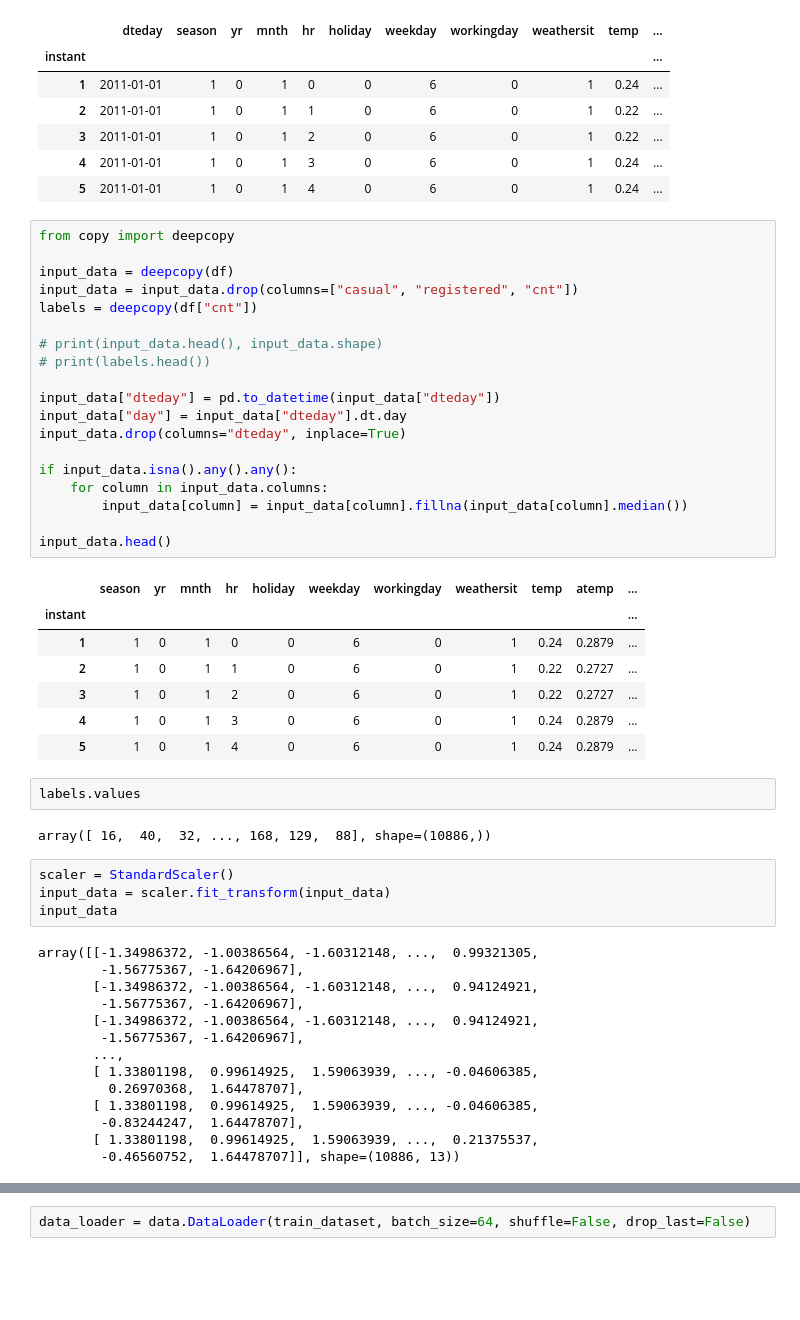
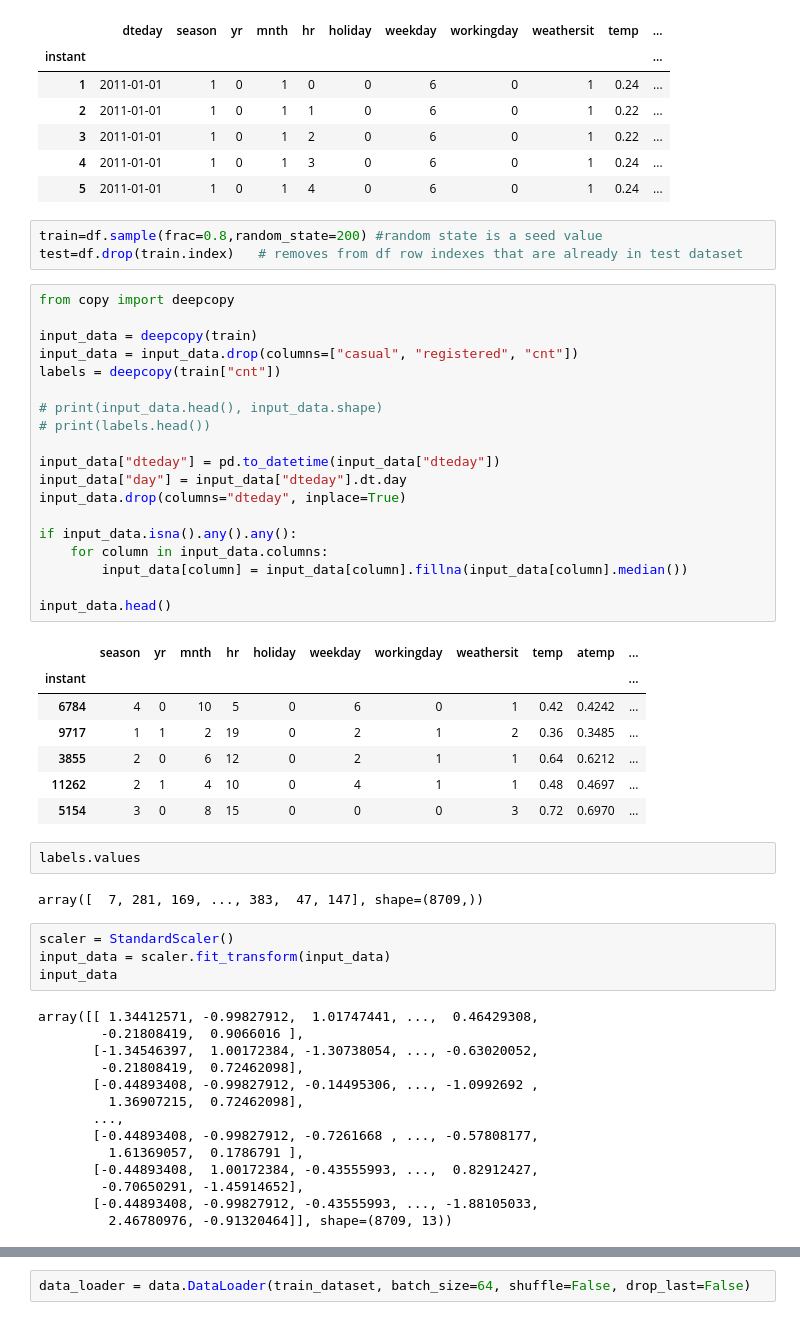
Before and after one commit to Kwasus33/Neural-Network-Concepts, a Jupyter notebook: notebooks/mini_project_1/solution_regressor.ipynb, the cells around one changed output, grey strips where cells are left out. Saved outputs shown, nothing was run; the diff lists cells and outputs as text; blank space fills up the shorter version.

```diff
--- a/notebooks/mini_project_1/solution_regressor.ipynb
+++ b/notebooks/mini_project_1/solution_regressor.ipynb
@@ -21,55 +21,58 @@ df.head()
 | 3 | 2011-01-01 | 1 | 0 | 1 | 2 | 0 | 6 | 0 | 1 | 0.22 | ... |
 | 4 | 2011-01-01 | 1 | 0 | 1 | 3 | 0 | 6 | 0 | 1 | 0.24 | ... |
 | 5 | 2011-01-01 | 1 | 0 | 1 | 4 | 0 | 6 | 0 | 1 | 0.24 | ... |
+# %%
+train=df.sample(frac=0.8,random_state=200) #random state is a seed value
+test=df.drop(train.index)   # removes from df row indexes that are already in test dataset
 # %%
 from copy import deepcopy
 
-input_data = deepcopy(df)
+input_data = deepcopy(train)
 input_data = input_data.drop(columns=["casual", "registered", "cnt"])
-labels = deepcopy(df["cnt"])
+labels = deepcopy(train["cnt"])
 
 # print(input_data.head(), input_data.shape)
 # print(labels.head())
 
 input_data["dteday"] = pd.to_datetime(input_data["dteday"])
 input_data["day"] = input_data["dteday"].dt.day
 input_data.drop(columns="dteday", inplace=True)
 
 if input_data.isna().any().any():
     for column in input_data.columns:
         input_data[column] = input_data[column].fillna(input_data[column].median())
 
 input_data.head()
 # %% [output]
 |  | season | yr | mnth | hr | holiday | weekday | workingday | weathersit | temp | atemp | ... |
 | instant |  |  |  |  |  |  |  |  |  |  | ... |
-| 1 | 1 | 0 | 1 | 0 | 0 | 6 | 0 | 1 | 0.24 | 0.2879 | ... |
-| 2 | 1 | 0 | 1 | 1 | 0 | 6 | 0 | 1 | 0.22 | 0.2727 | ... |
-| 3 | 1 | 0 | 1 | 2 | 0 | 6 | 0 | 1 | 0.22 | 0.2727 | ... |
-| 4 | 1 | 0 | 1 | 3 | 0 | 6 | 0 | 1 | 0.24 | 0.2879 | ... |
-| 5 | 1 | 0 | 1 | 4 | 0 | 6 | 0 | 1 | 0.24 | 0.2879 | ... |
+| 6784 | 4 | 0 | 10 | 5 | 0 | 6 | 0 | 1 | 0.42 | 0.4242 | ... |
+| 9717 | 1 | 1 | 2 | 19 | 0 | 2 | 1 | 2 | 0.36 | 0.3485 | ... |
+| 3855 | 2 | 0 | 6 | 12 | 0 | 2 | 1 | 1 | 0.64 | 0.6212 | ... |
+| 11262 | 2 | 1 | 4 | 10 | 0 | 4 | 1 | 1 | 0.48 | 0.4697 | ... |
+| 5154 | 3 | 0 | 8 | 15 | 0 | 0 | 0 | 3 | 0.72 | 0.6970 | ... |
 # %%
 labels.values
 # %% [output]
-array([ 16,  40,  32, ..., 168, 129,  88], shape=(10886,))
+array([  7, 281, 169, ..., 383,  47, 147], shape=(8709,))
 # %%
 scaler = StandardScaler()
 input_data = scaler.fit_transform(input_data)
 input_data
 # %% [output]
-array([[-1.34986372, -1.00386564, -1.60312148, ...,  0.99321305,
-        -1.56775367, -1.64206967],
-       [-1.34986372, -1.00386564, -1.60312148, ...,  0.94124921,
-        -1.56775367, -1.64206967],
-       [-1.34986372, -1.00386564, -1.60312148, ...,  0.94124921,
-        -1.56775367, -1.64206967],
+array([[ 1.34412571, -0.99827912,  1.01747441, ...,  0.46429308,
+        -0.21808419,  0.9066016 ],
+       [-1.34546397,  1.00172384, -1.30738054, ..., -0.63020052,
+        -0.21808419,  0.72462098],
+       [-0.44893408, -0.99827912, -0.14495306, ..., -1.0992692 ,
+         1.36907215,  0.72462098],
        ...,
-       [ 1.33801198,  0.99614925,  1.59063939, ..., -0.04606385,
-         0.26970368,  1.64478707],
-       [ 1.33801198,  0.99614925,  1.59063939, ..., -0.04606385,
-        -0.83244247,  1.64478707],
-       [ 1.33801198,  0.99614925,  1.59063939, ...,  0.21375537,
-        -0.46560752,  1.64478707]], shape=(10886, 13))
+       [-0.44893408, -0.99827912, -0.7261668 , ..., -0.57808177,
+         1.61369057,  0.1786791 ],
+       [-0.44893408,  1.00172384, -0.43555993, ...,  0.82912427,
+        -0.70650291, -1.45914652],
+       [-0.44893408, -0.99827912, -0.43555993, ..., -1.88105033,
+         2.46780976, -0.91320464]], shape=(8709, 13))
 # %%
 # sklearn scaler returns ndarray from transform, dataFrame.values returns ndarray of values
 train_dataset = data.TensorDataset(torch.from_numpy(input_data).float(), torch.from_numpy(labels.values).float())
```
Also changed, not shown: parts of 8 cells of this notebook.
